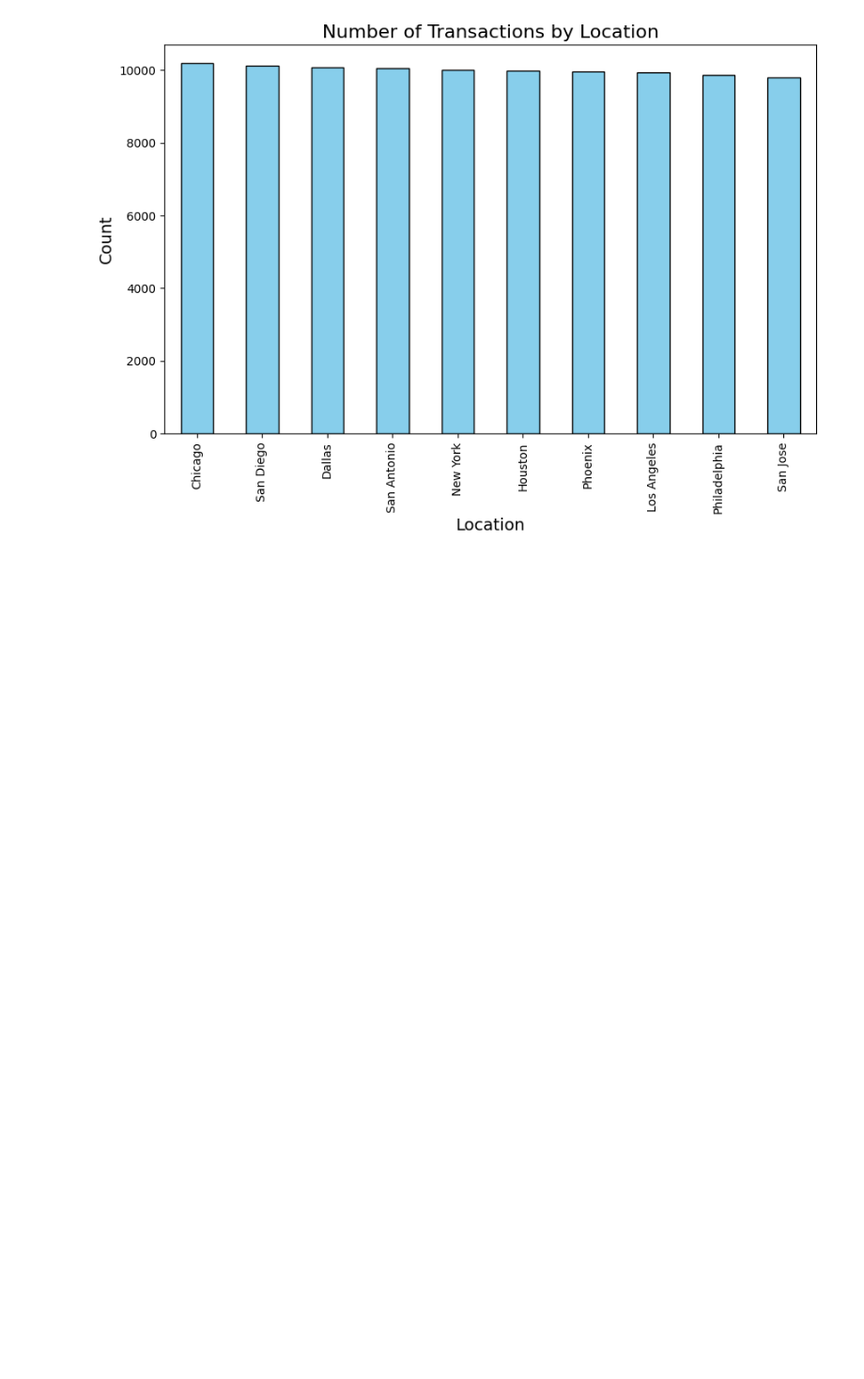
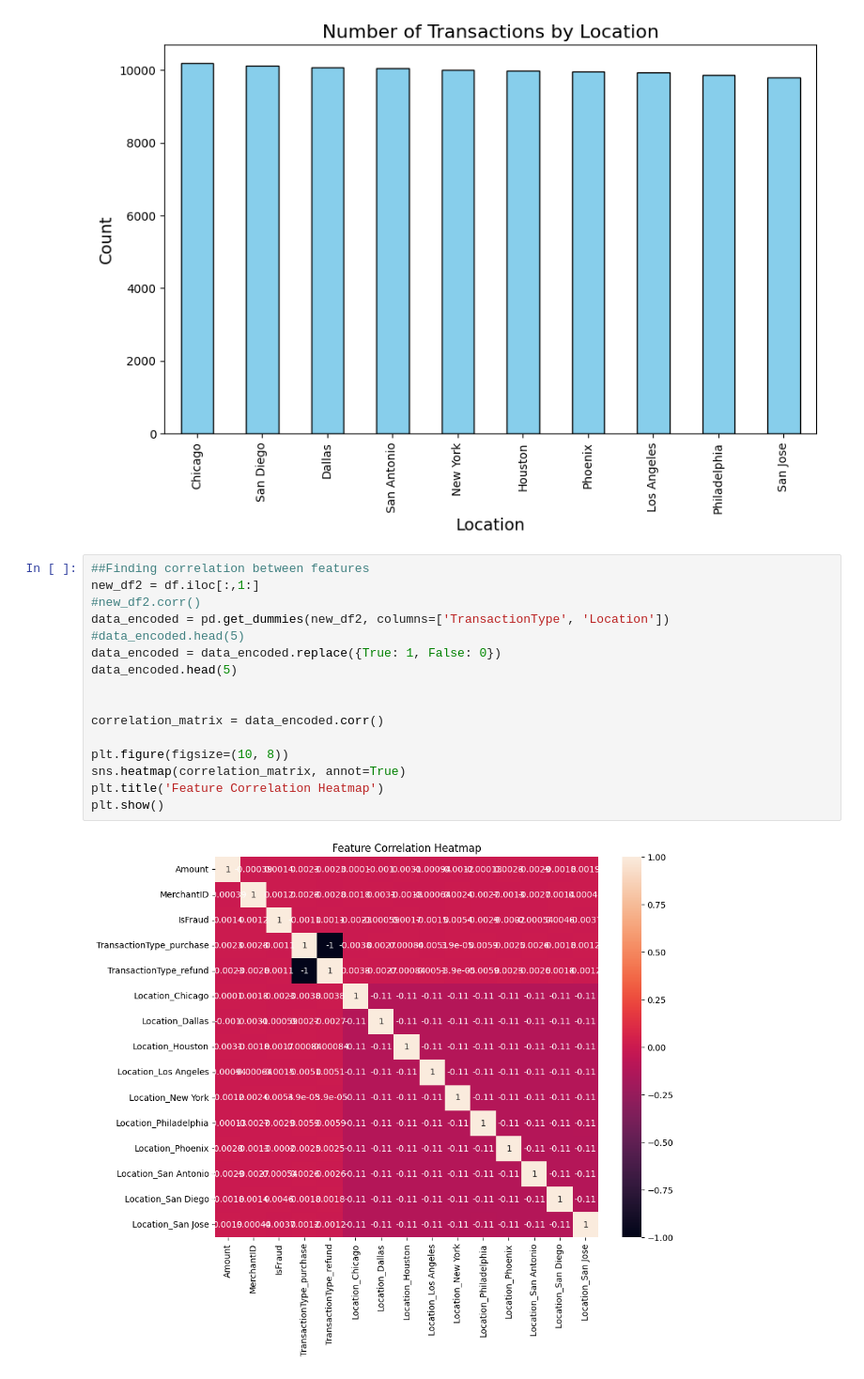
Before and after one commit to dummy1cx/Credit-Card-Fraud-Detection, a Jupyter notebook: model.ipynb, the cells around one changed output. Shown at 94% size. Saved outputs shown, nothing was run; the diff lists cells and outputs as text; blank space fills up the shorter version.

```diff
--- a/model.ipynb
+++ b/model.ipynb
@@ -155,3 +155,21 @@ plt.ylabel('Count', fontsize=14)
 plt.show()
 # %% [output]
 [figure]
+# %%
+##Finding correlation between features
+new_df2 = df.iloc[:,1:]
+#new_df2.corr()
+data_encoded = pd.get_dummies(new_df2, columns=['TransactionType', 'Location'])
+#data_encoded.head(5)
+data_encoded = data_encoded.replace({True: 1, False: 0})
+data_encoded.head(5)
+
+
+correlation_matrix = data_encoded.corr()
+
+plt.figure(figsize=(10, 8))
+sns.heatmap(correlation_matrix, annot=True)
+plt.title('Feature Correlation Heatmap')
+plt.show()
+# %% [output]
+[figure, added]
```
